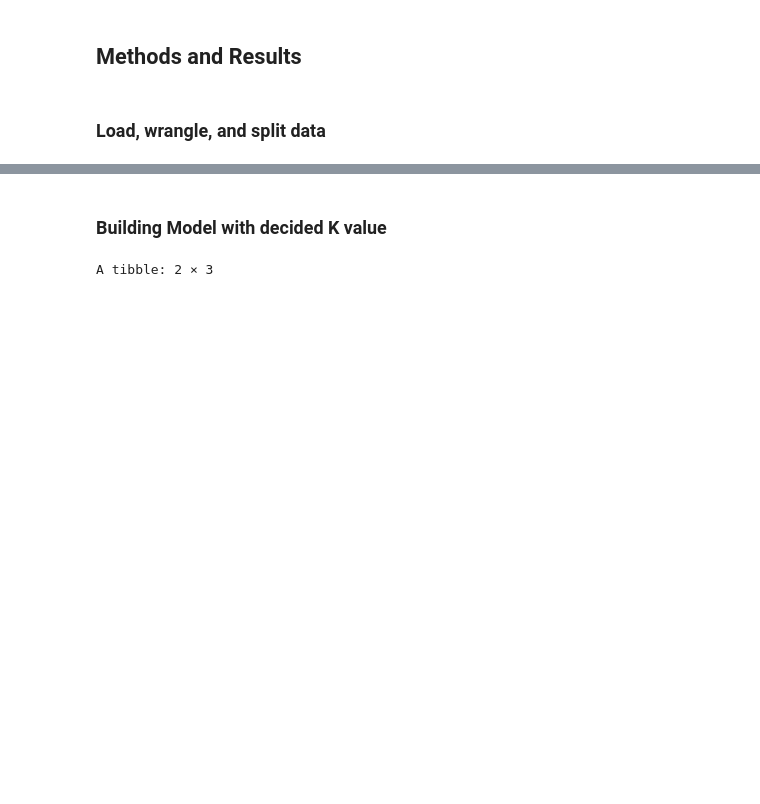
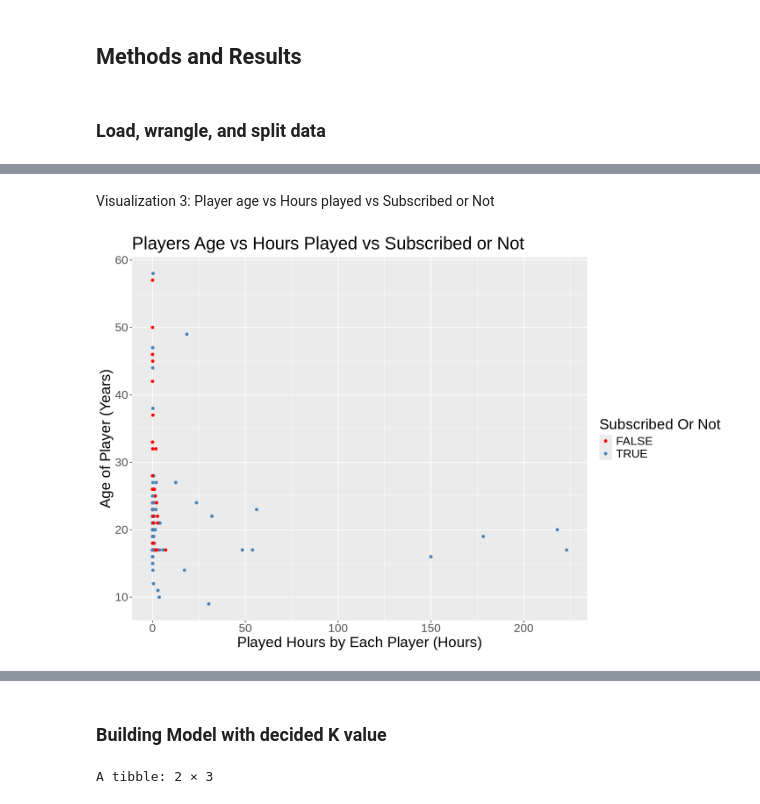
Before and after one commit to alanainvancouver-byte/DSCI100-Project_Group_Portion, a Jupyter notebook: Untitled.ipynb, the cells around one changed output, grey strips where cells are left out. Saved outputs shown, nothing was run; the diff lists cells and outputs as text; code cells hidden in the pictures; blank space fills up the shorter version.

```diff
--- a/Untitled.ipynb
+++ b/Untitled.ipynb
@@ -76 +122,19 @@ A tibble: 145 × 3
+# %% [markdown]
+Visualization 3: Player age vs Hours played vs Subscribed or Not
+# %%
+options(repr.plot.width = 12, repr.plot.height = 8)
+
+played_hrs_vs_age <- player_data |>
+    ggplot(aes(x = played_hours, y = Age, color = subscribe)) +
+    geom_point(alpha = 1) +
+    labs(x = "Played Hours by Each Player (Hours)",
+         y = "Age of Player (Years)",
+         color = "Subscribed Or Not") +
+    ggtitle("Players Age vs Hours Played vs Subscribed or Not") +
+    theme(text = element_text(size=20)) +
+    scale_color_manual(values = c("TRUE" = "steelblue", "FALSE" = "red"))
+
+played_hrs_vs_age
+# %% [output]
+[figure, added]
 # %% [markdown]
```
Also changed, not shown: parts of 17 cells of this notebook.
